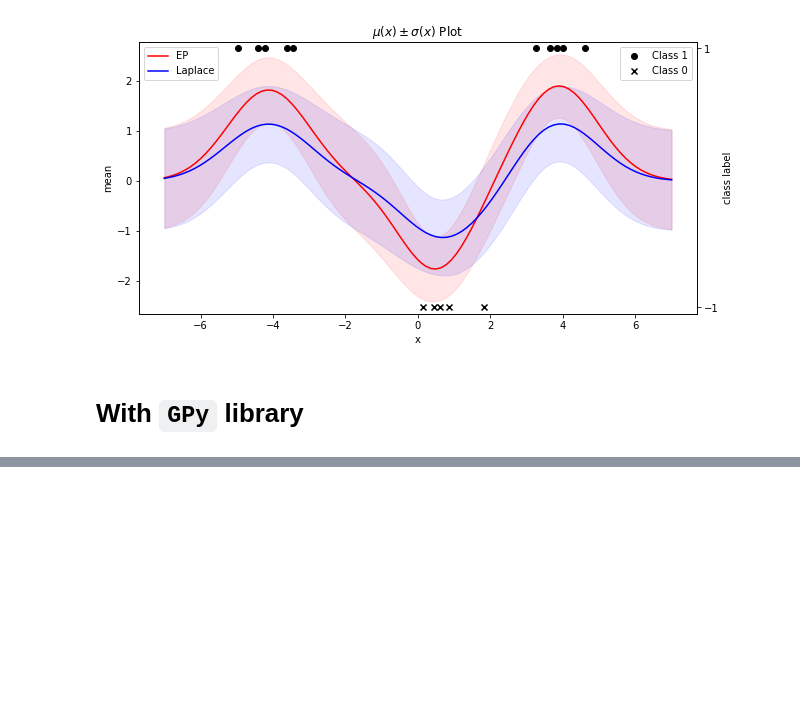
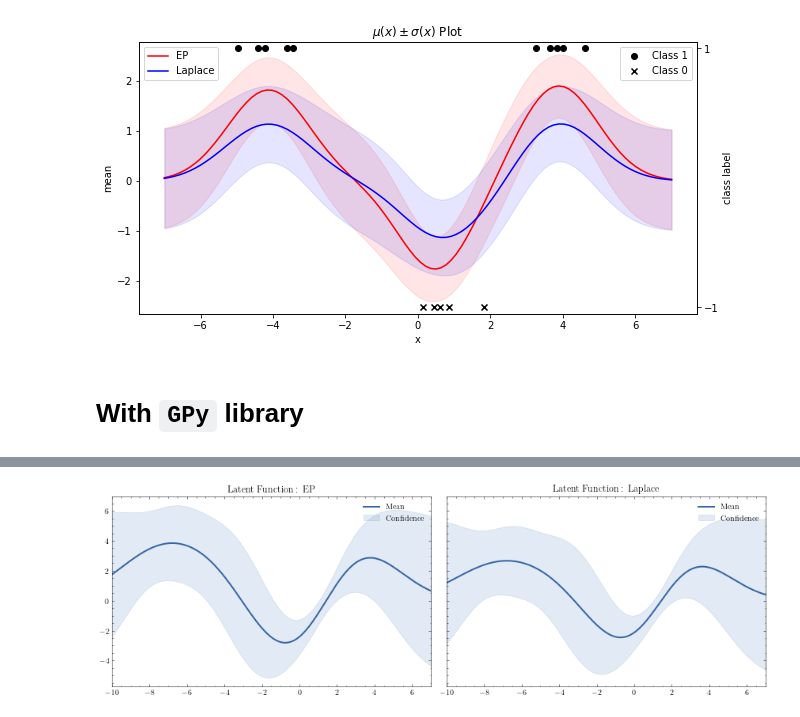
Before and after one commit to ddangchani/Supplements, a Jupyter notebook: Statistical Learning/GP binary_EP.ipynb, the cells around one changed output, grey strips where cells are left out. Cells and saved outputs as stored; diff of their text form; code cells hidden in the pictures; blank space fills up the shorter version.

```diff
--- a/Statistical Learning/GP binary_EP.ipynb
+++ b/Statistical Learning/GP binary_EP.ipynb
@@ -271,0 +282,14 @@ gpc_la.plot()
+# %%
+fig, (ax1, ax2) = plt.subplots(1, 2, figsize=(12, 4), sharey=True)
+
+gp.plot_latent(ax=ax1, plot_limits=(-10, 7), color='blue', label='EP')
+gp_la.plot_latent(ax=ax2, plot_limits=(-10, 7), color='red', label='Laplace')
+
+ax1.set_title('Latent Function : EP')
+ax2.set_title('Latent Function : Laplace')
+
+plt.tight_layout()
+
+plt.savefig('plots/GPy_latent.png', facecolor='white', bbox_inches='tight')
+# %% [output]
+[figure, added]
```
Also changed, not shown: parts of 9 cells of this notebook, 10 other files.
